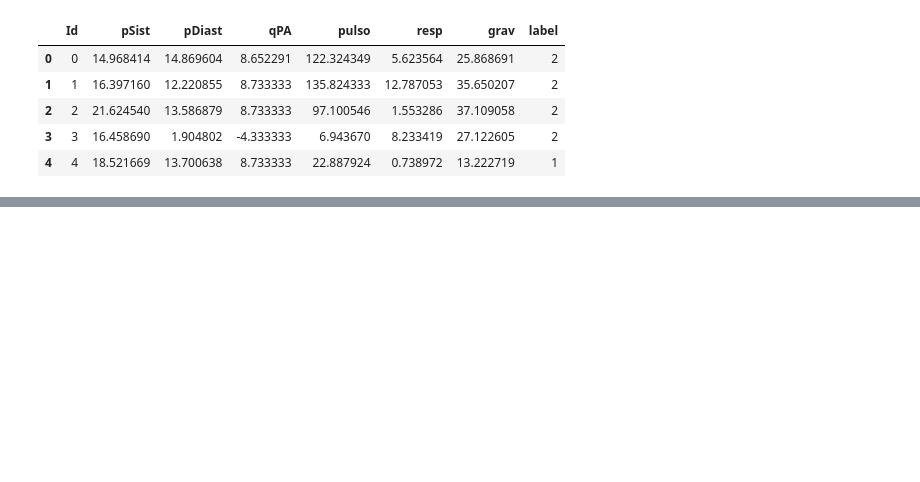
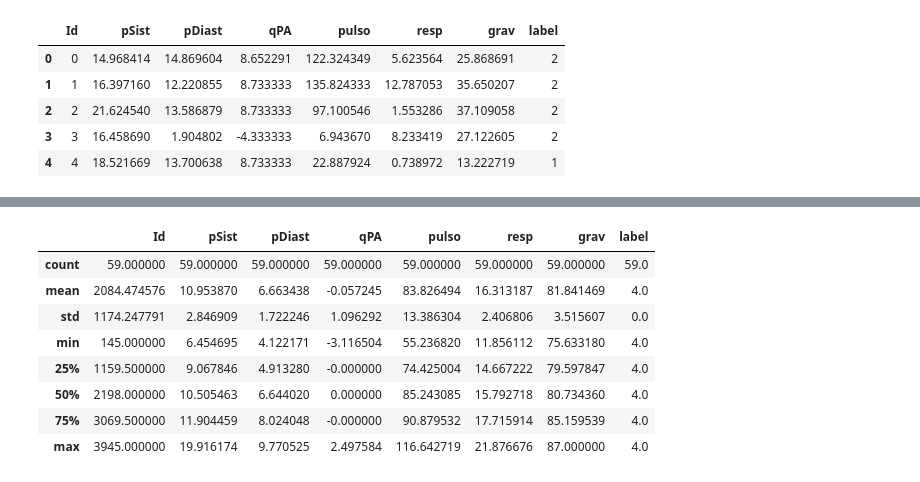
Before and after one commit to tacla/VictimSim2, a Jupyter notebook: ex02_random_dfs/notebooks/classificadores.ipynb, the cells around one changed output, grey strips where cells are left out. Cells and saved outputs as stored; diff of their text form; code cells hidden in the pictures; blank space fills up the shorter version.

```diff
--- a/ex02_random_dfs/notebooks/classificadores.ipynb
+++ b/ex02_random_dfs/notebooks/classificadores.ipynb
@@ -307,3 +461,15 @@ sns.histplot(data=df_victims, x='resp',hue='label', bins=20, palette='magma')
+# %%
+df_stable.describe()
+# %% [output]
+|  | Id | pSist | pDiast | qPA | pulso | resp | grav | label |
+| count | 59.000000 | 59.000000 | 59.000000 | 59.000000 | 59.000000 | 59.000000 | 59.000000 | 59.0 |
+| mean | 2084.474576 | 10.953870 | 6.663438 | -0.057245 | 83.826494 | 16.313187 | 81.841469 | 4.0 |
+| std | 1174.247791 | 2.846909 | 1.722246 | 1.096292 | 13.386304 | 2.406806 | 3.515607 | 0.0 |
+| min | 145.000000 | 6.454695 | 4.122171 | -3.116504 | 55.236820 | 11.856112 | 75.633180 | 4.0 |
+| 25% | 1159.500000 | 9.067846 | 4.913280 | -0.000000 | 74.425004 | 14.667222 | 79.597847 | 4.0 |
+| 50% | 2198.000000 | 10.505463 | 6.644020 | 0.000000 | 85.243085 | 15.792718 | 80.734360 | 4.0 |
+| 75% | 3069.500000 | 11.904459 | 8.024048 | -0.000000 | 90.879532 | 17.715914 | 85.159539 | 4.0 |
+| max | 3945.000000 | 19.916174 | 9.770525 | 2.497584 | 116.642719 | 21.876676 | 87.000000 | 4.0 |
 # %%
 #Discard the columns that are not going to be used for prediction
 df_victims.drop(['pSist','pDiast','grav'], axis=1, inplace=True)
```
Also changed, not shown: parts of 37 cells of this notebook, 2 other files.
